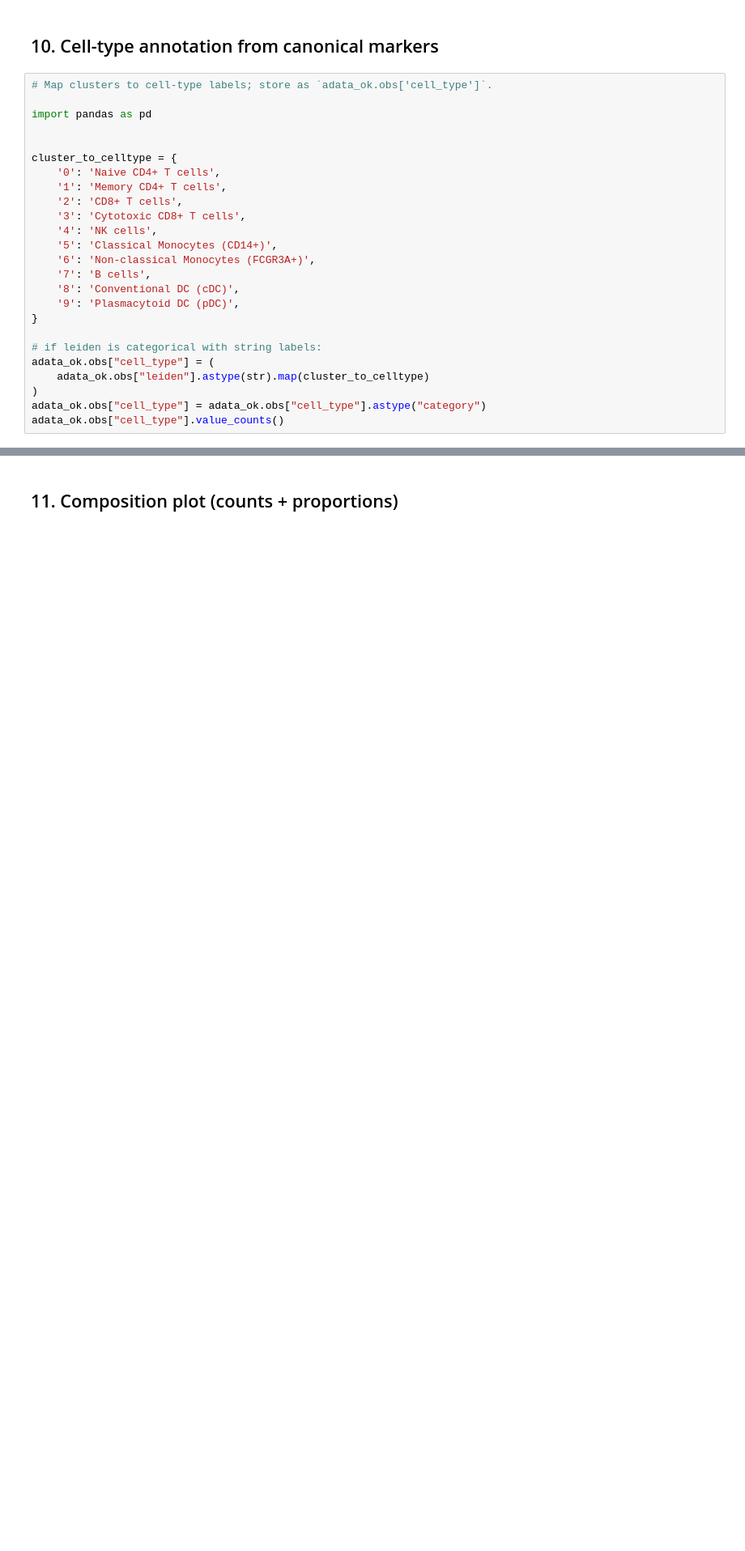
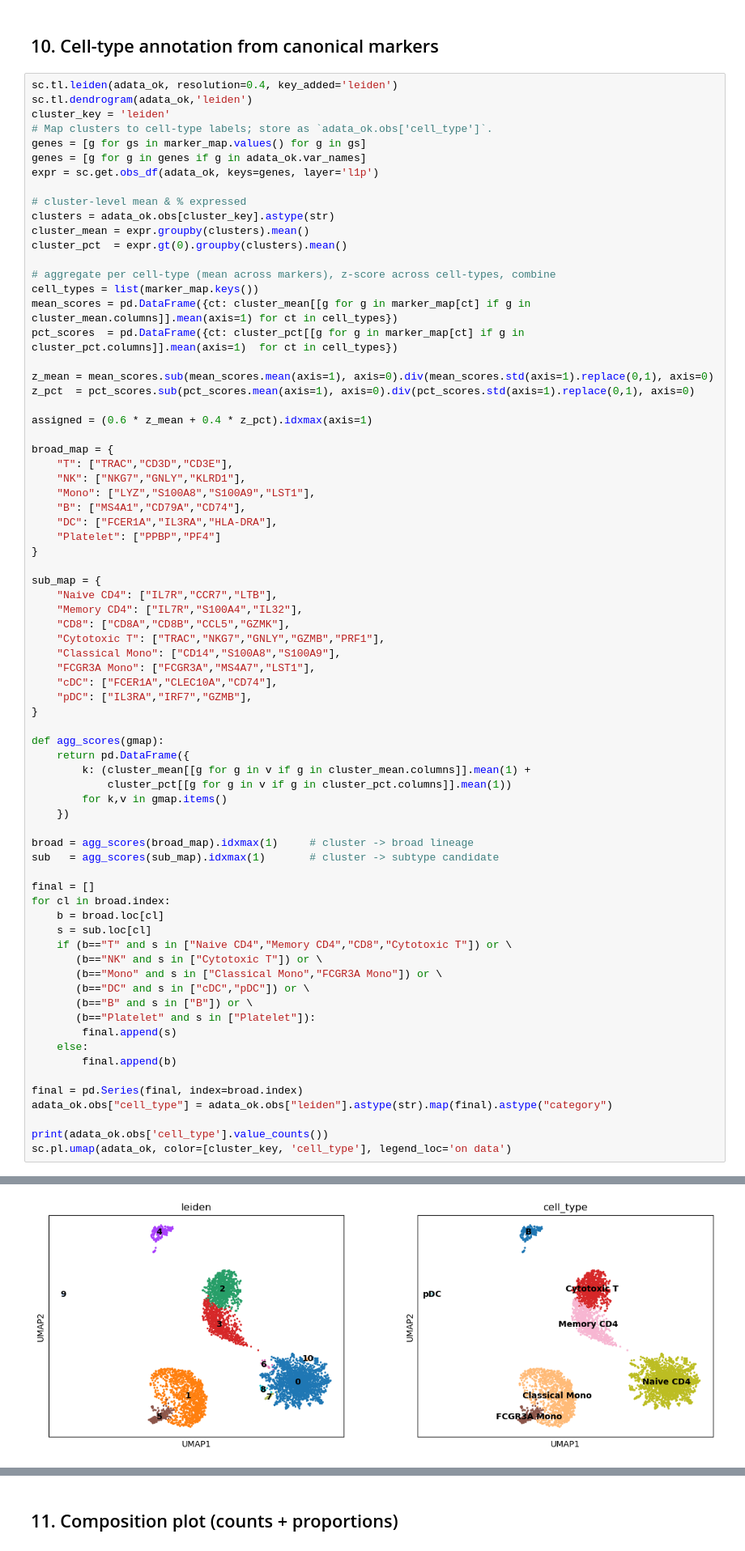
Before and after one commit to NYUAD-Core-Bioinformatics/cbi_scrna_2026, a Jupyter notebook: ipynb/scrna_day_1.ipynb, the cells around one changed output, grey strips where cells are left out. Shown at 81% size. Cells and saved outputs as stored; diff of their text form; blank space fills up the shorter version.

```diff
--- a/ipynb/scrna_day_1.ipynb
+++ b/ipynb/scrna_day_1.ipynb
@@ -449,29 +448,77 @@ var_group_labels: Naive CD4+ T, Memory CD4+ T, CD8+ T, etc.
 # %% [markdown]
 ## 10. Cell-type annotation from canonical markers
 # %%
+sc.tl.leiden(adata_ok, resolution=0.4, key_added='leiden')
+sc.tl.dendrogram(adata_ok,'leiden')
+cluster_key = 'leiden'
 # Map clusters to cell-type labels; store as `adata_ok.obs['cell_type']`.
+genes = [g for gs in marker_map.values() for g in gs]
+genes = [g for g in genes if g in adata_ok.var_names]
+expr = sc.get.obs_df(adata_ok, keys=genes, layer='l1p')
 
-import pandas as pd
+# cluster-level mean & % expressed
+clusters = adata_ok.obs[cluster_key].astype(str)
+cluster_mean = expr.groupby(clusters).mean()
+cluster_pct  = expr.gt(0).groupby(clusters).mean()
 
+# aggregate per cell-type (mean across markers), z-score across cell-types, combine
+cell_types = list(marker_map.keys())
+mean_scores = pd.DataFrame({ct: cluster_mean[[g for g in marker_map[ct] if g in cluster_mean.columns]].mean(axis=1) for ct in cell_types})
+pct_scores  = pd.DataFrame({ct: cluster_pct[[g for g in marker_map[ct] if g in cluster_pct.columns]].mean(axis=1)  for ct in cell_types})
 
-cluster_to_celltype = {
-    '0': 'Naive CD4+ T cells',
-    '1': 'Memory CD4+ T cells',
-    '2': 'CD8+ T cells',
-    '3': 'Cytotoxic CD8+ T cells',
-    '4': 'NK cells',
-    '5': 'Classical Monocytes (CD14+)',
-    '6': 'Non-classical Monocytes (FCGR3A+)',
-    '7': 'B cells',
-    '8': 'Conventional DC (cDC)',
-    '9': 'Plasmacytoid DC (pDC)',
+z_mean = mean_scores.sub(mean_scores.mean(axis=1), axis=0).div(mean_scores.std(axis=1).replace(0,1), axis=0)
+z_pct  = pct_scores.sub(pct_scores.mean(axis=1), axis=0).div(pct_scores.std(axis=1).replace(0,1), axis=0)
+
+assigned = (0.6 * z_mean + 0.4 * z_pct).idxmax(axis=1)
+
+broad_map = {
+    "T": ["TRAC","CD3D","CD3E"],
+    "NK": ["NKG7","GNLY","KLRD1"],
+    "Mono": ["LYZ","S100A8","S100A9","LST1"],
+    "B": ["MS4A1","CD79A","CD74"],
+    "DC": ["FCER1A","IL3RA","HLA-DRA"],
+    "Platelet": ["PPBP","PF4"]
 }
 
-# if leiden is categorical with string labels:
-adata_ok.obs["cell_type"] = (
-    adata_ok.obs["leiden"].astype(str).map(cluster_to_celltype)
-)
-adata_ok.obs["cell_type"] = adata_ok.obs["cell_type"].astype("category")
-adata_ok.obs["cell_type"].value_counts()
+sub_map = {
+    "Naive CD4": ["IL7R","CCR7","LTB"],
+    "Memory CD4": ["IL7R","S100A4","IL32"],
+    "CD8": ["CD8A","CD8B","CCL5","GZMK"],
+    "Cytotoxic T": ["TRAC","NKG7","GNLY","GZMB","PRF1"],
+    "Classical Mono": ["CD14","S100A8","S100A9"],
+    "FCGR3A Mono": ["FCGR3A","MS4A7","LST1"],
+    "cDC": ["FCER1A","CLEC10A","CD74"],
+    "pDC": ["IL3RA","IRF7","GZMB"],
+}
+
+def agg_scores(gmap):
+    return pd.DataFrame({
+        k: (cluster_mean[[g for g in v if g in cluster_mean.columns]].mean(1) +
+            cluster_pct[[g for g in v if g in cluster_pct.columns]].mean(1))
+        for k,v in gmap.items()
+    })
+
+broad = agg_scores(broad_map).idxmax(1)     # cluster -> broad lineage
+sub   = agg_scores(sub_map).idxmax(1)       # cluster -> subtype candidate
+
+final = []
+for cl in broad.index:
+    b = broad.loc[cl]
+    s = sub.loc[cl]
+    if (b=="T" and s in ["Naive CD4","Memory CD4","CD8","Cytotoxic T"]) or \
+       (b=="NK" and s in ["Cytotoxic T"]) or \
+       (b=="Mono" and s in ["Classical Mono","FCGR3A Mono"]) or \
+       (b=="DC" and s in ["cDC","pDC"]) or \
+       (b=="B" and s in ["B"]) or \
+       (b=="Platelet" and s in ["Platelet"]):
+        final.append(s)
+    else:
+        final.append(b)
+
+final = pd.Series(final, index=broad.index)
+adata_ok.obs["cell_type"] = adata_ok.obs["leiden"].astype(str).map(final).astype("category")
+
+print(adata_ok.obs['cell_type'].value_counts())
+sc.pl.umap(adata_ok, color=[cluster_key, 'cell_type'], legend_loc='on data')
 # %% [output]
 cell_type
@@ -487,4 +532,5 @@ Conventional DC (cDC)                   8
 Name: count, dtype: int64
+[figure, added]
 # %%
 # Final UMAP colored by annotated cell types.
 
```
Also changed, not shown: parts of 14 cells of this notebook.
